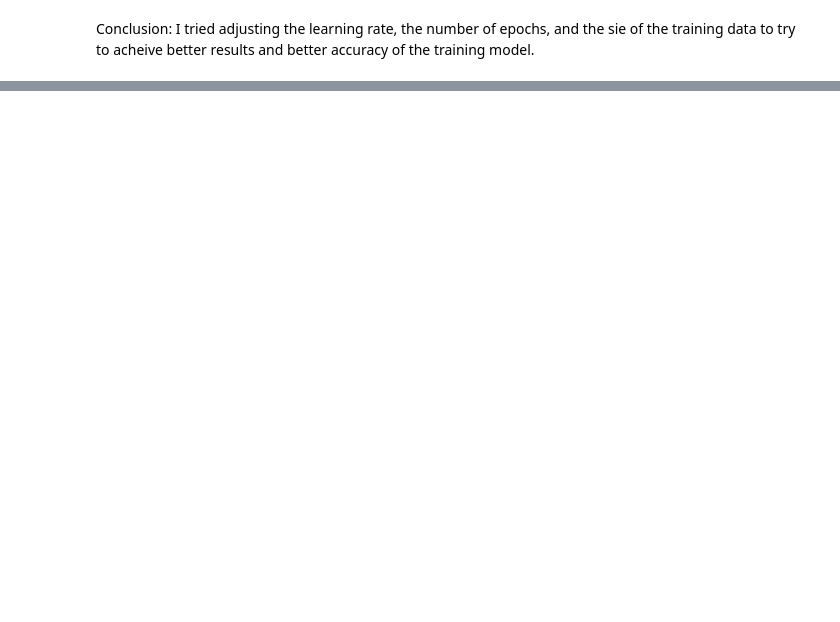
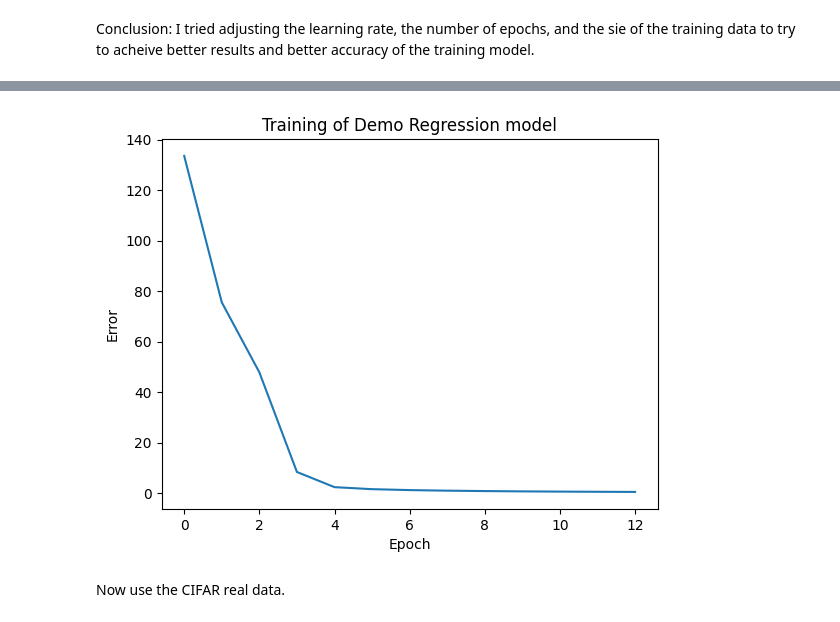
Before and after one commit to ismail-memon-123/CS_5262_ML, a Jupyter notebook: Neural_Network.ipynb, the cells around one changed output, grey strips where cells are left out. Cells and saved outputs as stored; diff of their text form; code cells hidden in the pictures; blank space fills up the shorter version.

```diff
--- a/Neural_Network.ipynb
+++ b/Neural_Network.ipynb
@@ -889,0 +866,13 @@ Conclusion: I tried adjusting the learning rate, the number of epochs, and the s
+# %%
+class bmodel(nn.Module):
+    def __init__(self, input_size, hidden_size, output_size):
+        super(bmodel, self).__init__()
+        self.fc1 = nn.Linear(input_size, hidden_size)  # First layer
+        self.relu = nn.ReLU()                          # Activation
+        self.fc2 = nn.Linear(hidden_size, output_size) # Output layer
+
+    def forward(self, x):
+        x = self.fc1(x)
+        x = self.relu(x)
+        x = self.fc2(x)  # No softmax, CrossEntropyLoss handles that
+        return x
@@ -889,0 +1013,13 @@ Conclusion: I tried adjusting the learning rate, the number of epochs, and the s
+# %%
+# Initialize toy data
+def init_toy_data(input_size, output_size, num_samples):
+  np.random.seed(1)
+  # 100 total data points with size input_size
+  X = np.random.randn(num_samples, input_size)
+  # y is one hot encoding so one of the output_size values will be 1, rest will be 0.
+  # Random integer labels from 0 to output_size - 1
+  y_indices = np.random.randint(0, output_size, size=num_samples)
+  # One-hot encode the labels
+  y = np.zeros((num_samples, output_size))
+  y[np.arange(num_samples), y_indices] = 1
+  return X, y
@@ -889,0 +1090,10 @@ Conclusion: I tried adjusting the learning rate, the number of epochs, and the s
+# %%
+# Plot the loss vs epoch
+plt.plot(error_traj)
+plt.xlabel('Epoch')
+plt.ylabel('Error')
+plt.title('Training of Demo Regression model');
+# %% [output]
+[figure, added]
+# %% [markdown]
+Now use the CIFAR real data.
```
Also changed, not shown: parts of 43 cells of this notebook.
